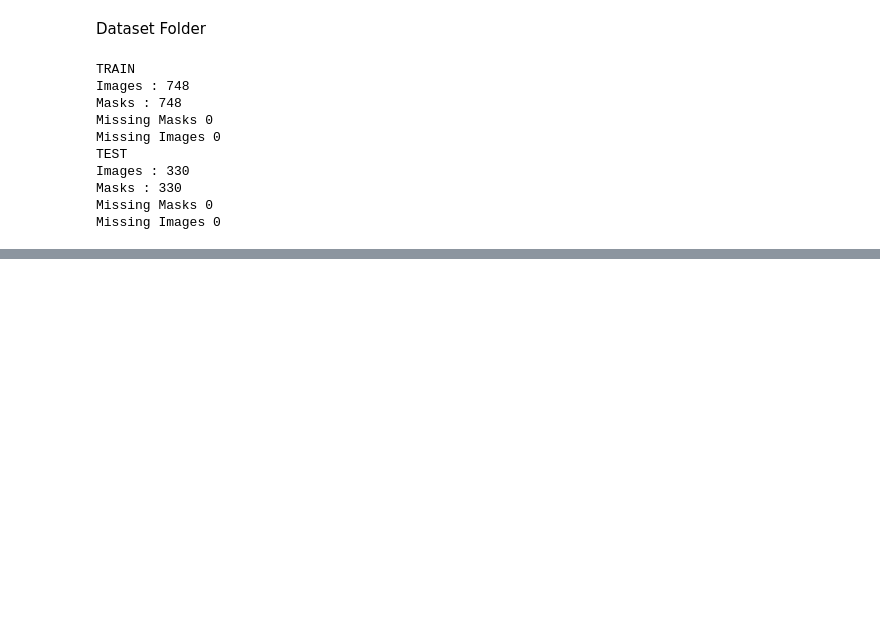
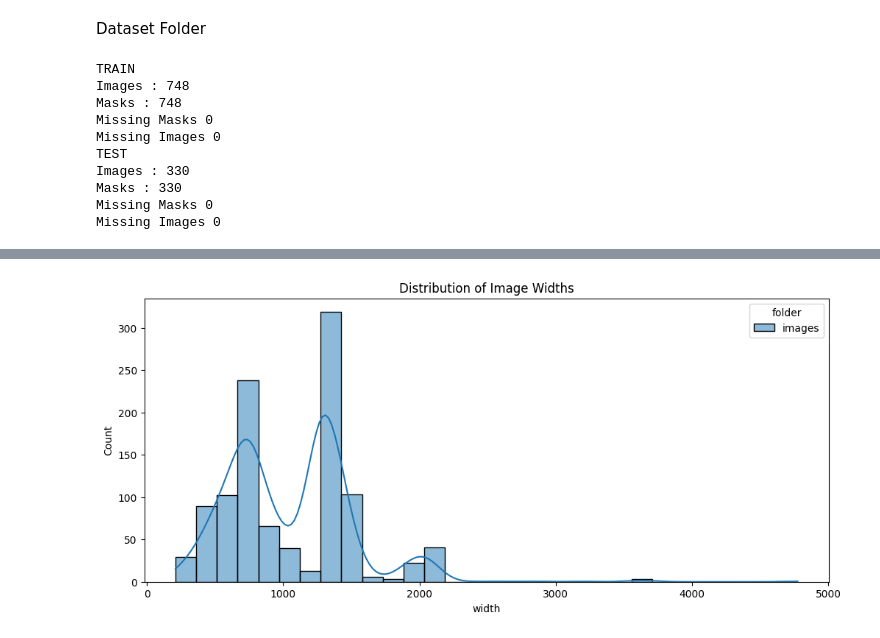
Before and after one commit to ScarletNemesis/High-Level-Military-Camouflage-Detection, a Jupyter notebook: EDA_Of_ACD1K.ipynb, the cells around one changed output, grey strips where cells are left out. Saved outputs shown, nothing was run; the diff lists cells and outputs as text; code cells hidden in the pictures; blank space fills up the shorter version.

```diff
--- a/EDA_Of_ACD1K.ipynb
+++ b/EDA_Of_ACD1K.ipynb
@@ -55,3 +55,18 @@ Images : 330
 Masks : 330
 Missing Masks 0
 Missing Images 0
+# %%
+img_stats = []
+for folder in [Train_Img_Path, Test_Img_Path]:
+    for img_file in tqdm(os.listdir(folder)):
+        img_path = os.path.join(folder, img_file)
+        img = cv2.imread(img_path)
+        img_stats.append({
+            "folder": os.path.basename(folder),
+            "width": img.shape[1],
+            "height": img.shape[0],
+            "aspect_ratio": img.shape[1] / img.shape[0]
+        })
+
+resolution_df = pd.DataFrame(img_stats)
+resolution_df.head()
@@ -57,0 +92,7 @@ Missing Images 0
+# %%
+plt.figure(figsize=(12, 5))
+sns.histplot(data=resolution_df, x="width", hue="folder", bins=30, kde=True)
+plt.title("Distribution of Image Widths")
+plt.show()
+# %% [output]
+[figure, added]
```
Also changed, not shown: parts of 7 cells of this notebook.
